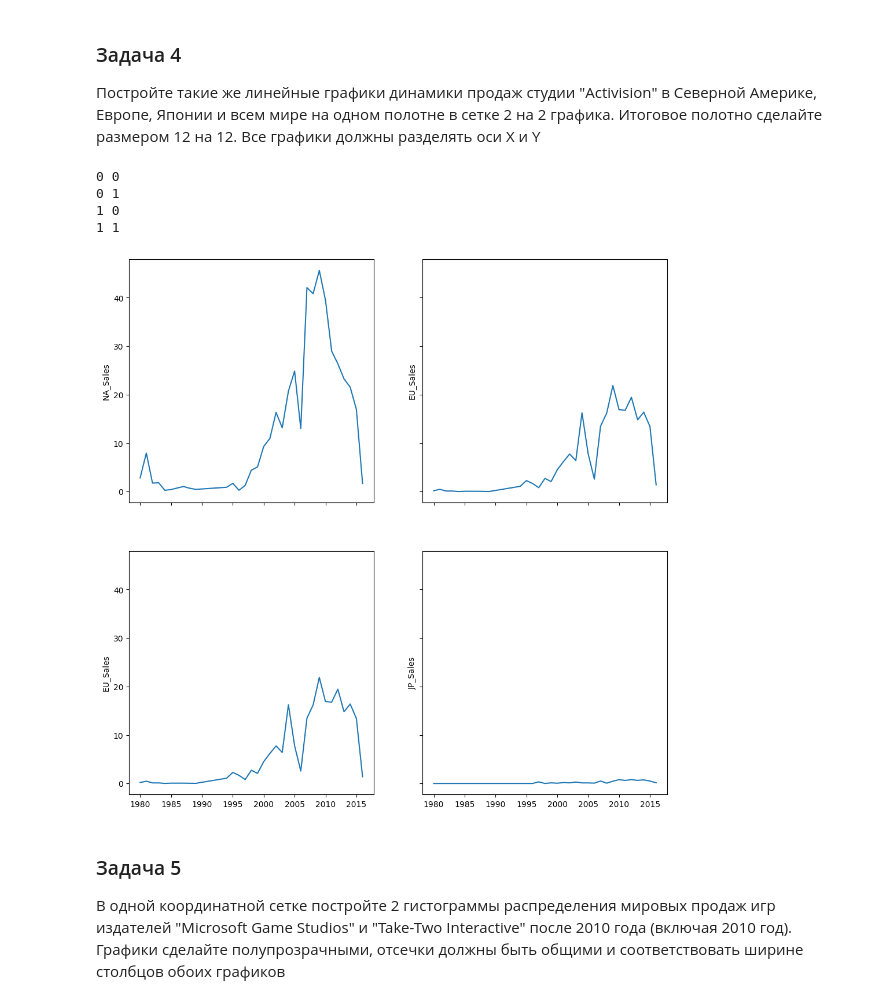
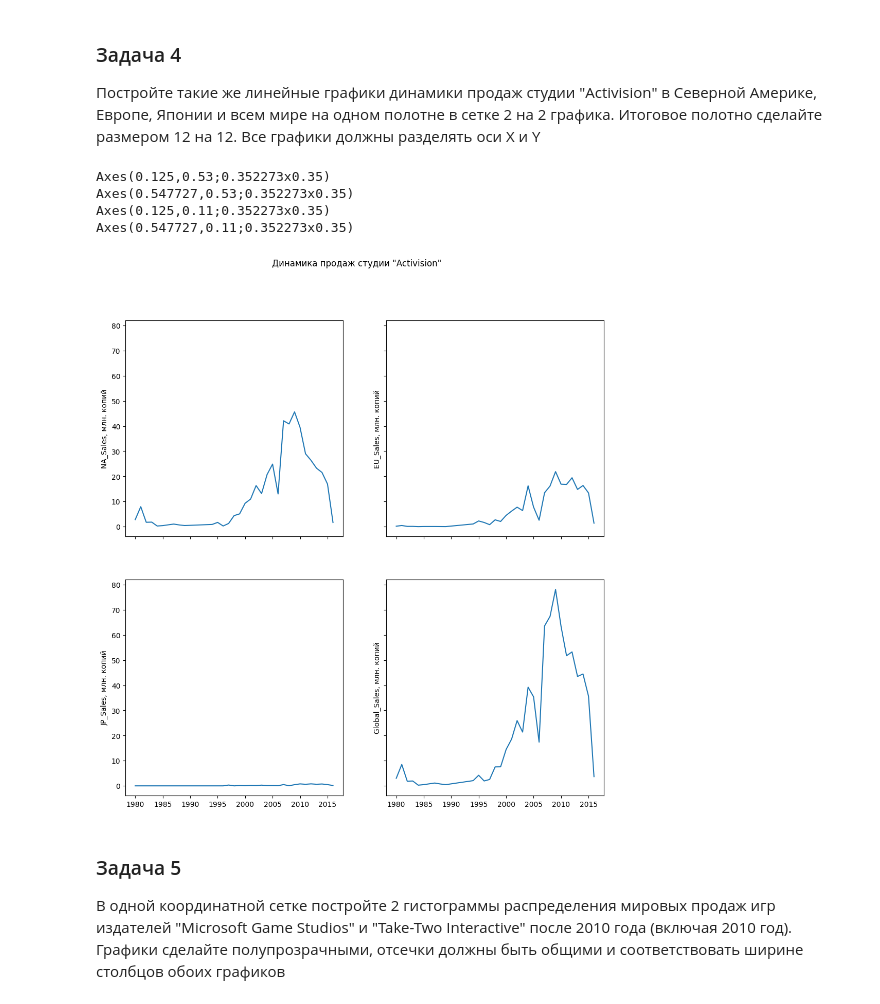
Before and after one commit to scomarae/SkillBox, a Jupyter notebook: matplotlib_2_ДЗ.ipynb, the cells around one changed output. Saved outputs shown, nothing was run; the diff lists cells and outputs as text; code cells hidden in the pictures.

```diff
--- a/matplotlib_2_ДЗ.ipynb
+++ b/matplotlib_2_ДЗ.ipynb
@@ -123,20 +123,25 @@ for i, sales_col in enumerate(['NA_Sales', 'EU_Sales', 'JP_Sales', 'Global_Sales
 # %%
 fig, axs = plt.subplots(nrows=2, ncols=2, sharex=True, sharey=True, figsize=(12, 12))
 
+x = 0
 sales_cols = ['NA_Sales', 'EU_Sales', 'JP_Sales', 'Global_Sales']
 for i in range(2):
   for j in range(2):
-    print(i, j)
-    data = df[df['Publisher'] == 'Activision'].groupby('Year')[sales_cols[]].sum() # как сюда столбец передать? или надо итерироваться вообще не по строкам/стлбцам полотна?
+    data = df[df['Publisher'] == 'Activision'].groupby('Year')[sales_cols[x]].sum()
     ax = axs[i][j]
+    print(ax)
     ax.plot(data)
-    ax.set_ylabel(sales_cols[]) # и сюда
+    ax.set_ylabel(sales_cols[x] + ', млн. копий')
+    x += 1
+
+fig.suptitle('Динамика продаж студии "Activision"')
+plt.show()
 # %% [output]
-0 0
-0 1
-1 0
-1 1
+Axes(0.125,0.53;0.352273x0.35)
+Axes(0.547727,0.53;0.352273x0.35)
+Axes(0.125,0.11;0.352273x0.35)
+Axes(0.547727,0.11;0.352273x0.35)
-[figure, old version]
+[figure, new version]
 # %% [markdown]
 ### Задача 5
 
```
Also changed, not shown: parts of 5 cells of this notebook.
